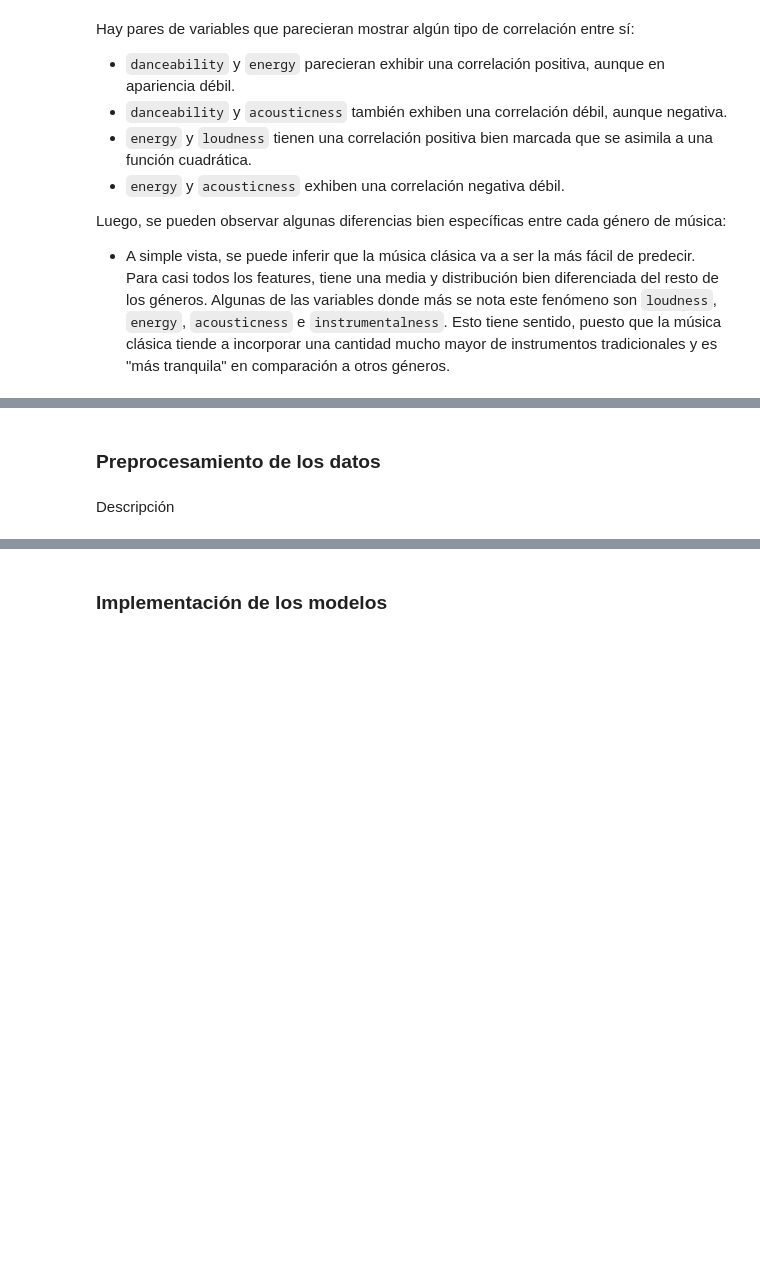
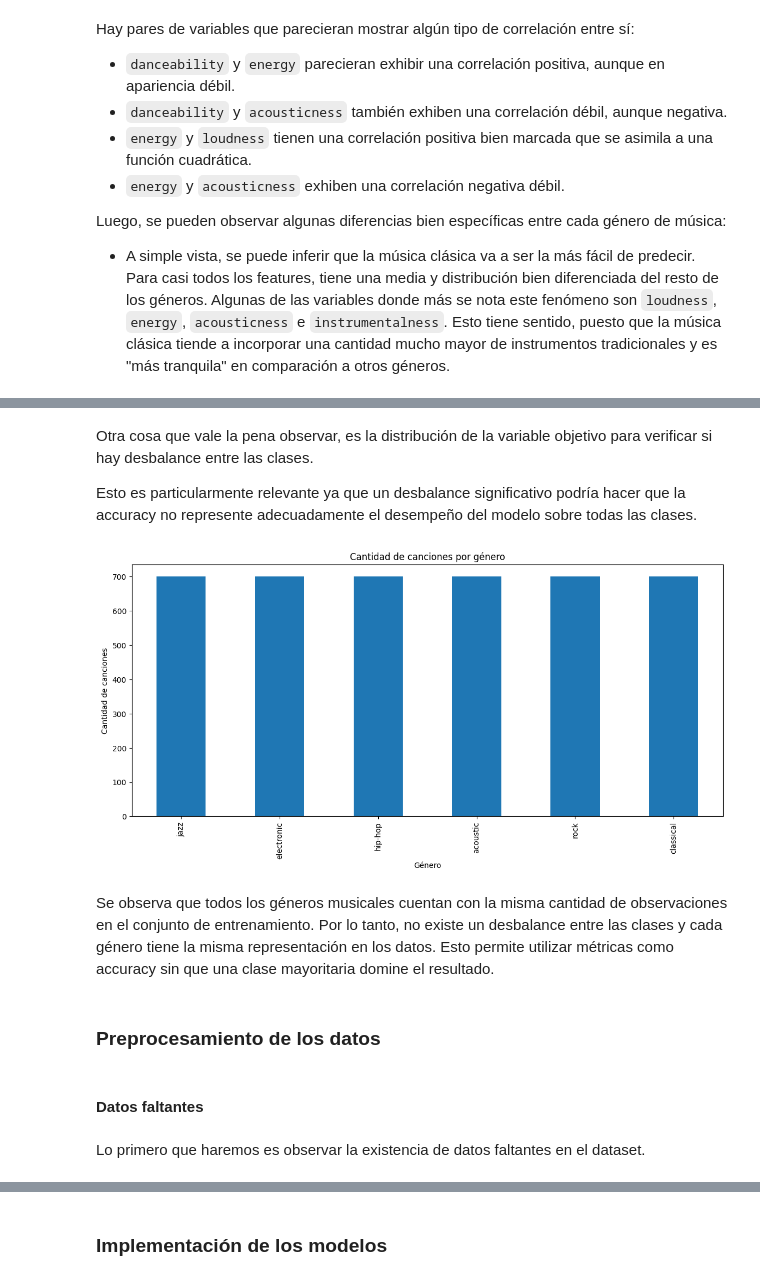
Before and after one commit to ArielAlzogarayFlores/TD-VI-TP2, a Jupyter notebook: ml-lifecycle-analysis.ipynb, the cells around one changed output, grey strips where cells are left out. Saved outputs shown, nothing was run; the diff lists cells and outputs as text; code cells hidden in the pictures; blank space fills up the shorter version.

```diff
--- a/ml-lifecycle-analysis.ipynb
+++ b/ml-lifecycle-analysis.ipynb
@@ -81,4 +130,25 @@ Luego, se pueden observar algunas diferencias bien específicas entre cada géne
+# %% [markdown]
+Otra cosa que vale la pena observar, es la distribución de la variable objetivo para verificar si hay desbalance entre las clases.
+
+Esto es particularmente relevante ya que un desbalance significativo podría hacer que la accuracy no represente adecuadamente el desempeño del modelo sobre todas las clases.
+# %%
+class_counts = dataset["Expected"].value_counts()
+
+plt.figure(figsize=(14, 6))
+
+class_counts.plot(kind="bar")
+
+plt.title("Cantidad de canciones por género")
+plt.xlabel("Género")
+plt.ylabel("Cantidad de canciones")
+plt.show()
+# %% [output]
+[figure, added]
+# %% [markdown]
+Se observa que todos los géneros musicales cuentan con la misma cantidad de observaciones en el conjunto de entrenamiento. Por lo tanto, no existe un desbalance entre las clases y cada género tiene la misma representación en los datos. Esto permite utilizar métricas como accuracy sin que una clase mayoritaria domine el resultado.
 # %% [markdown]
 ### **Preprocesamiento de los datos**
-# %% [markdown]
-Descripción
+# %% [markdown]
+#### Datos faltantes
+# %% [markdown]
+Lo primero que haremos es observar la existencia de datos faltantes en el dataset.
```
Also changed, not shown: parts of 8 cells of this notebook.
